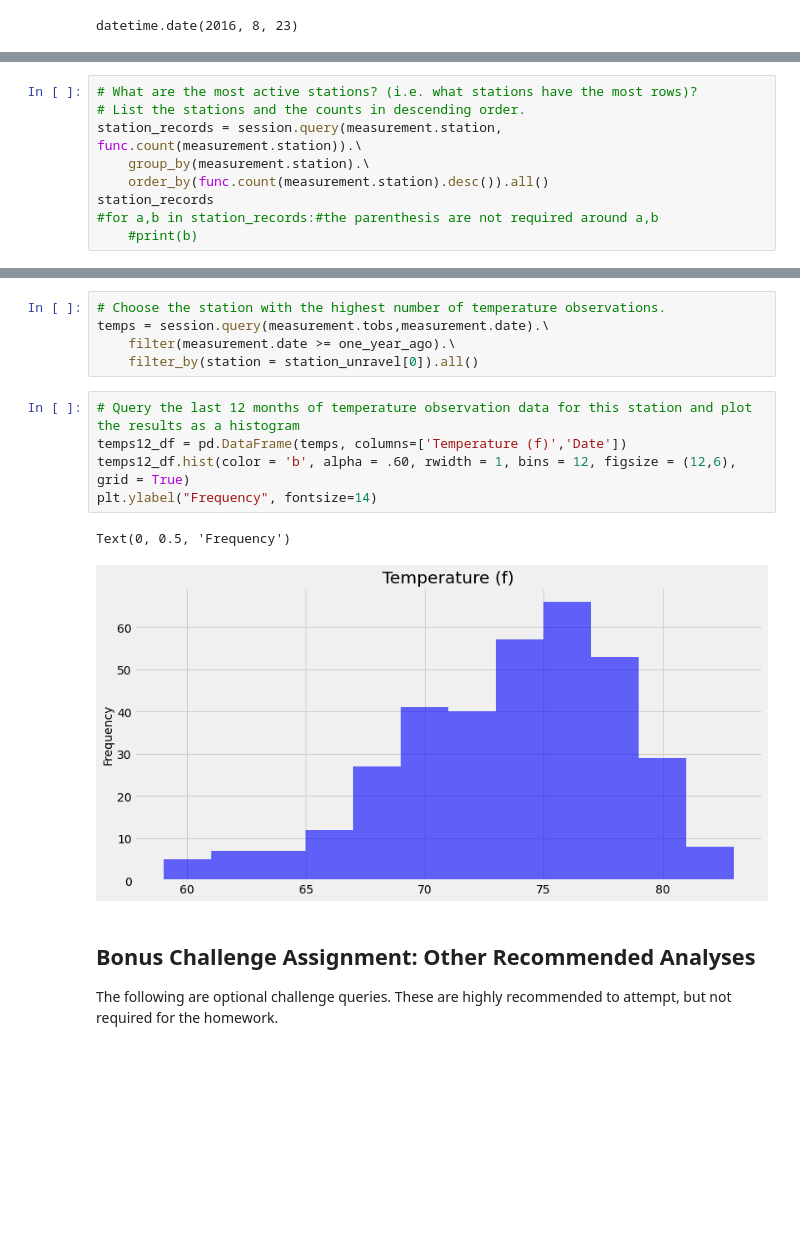
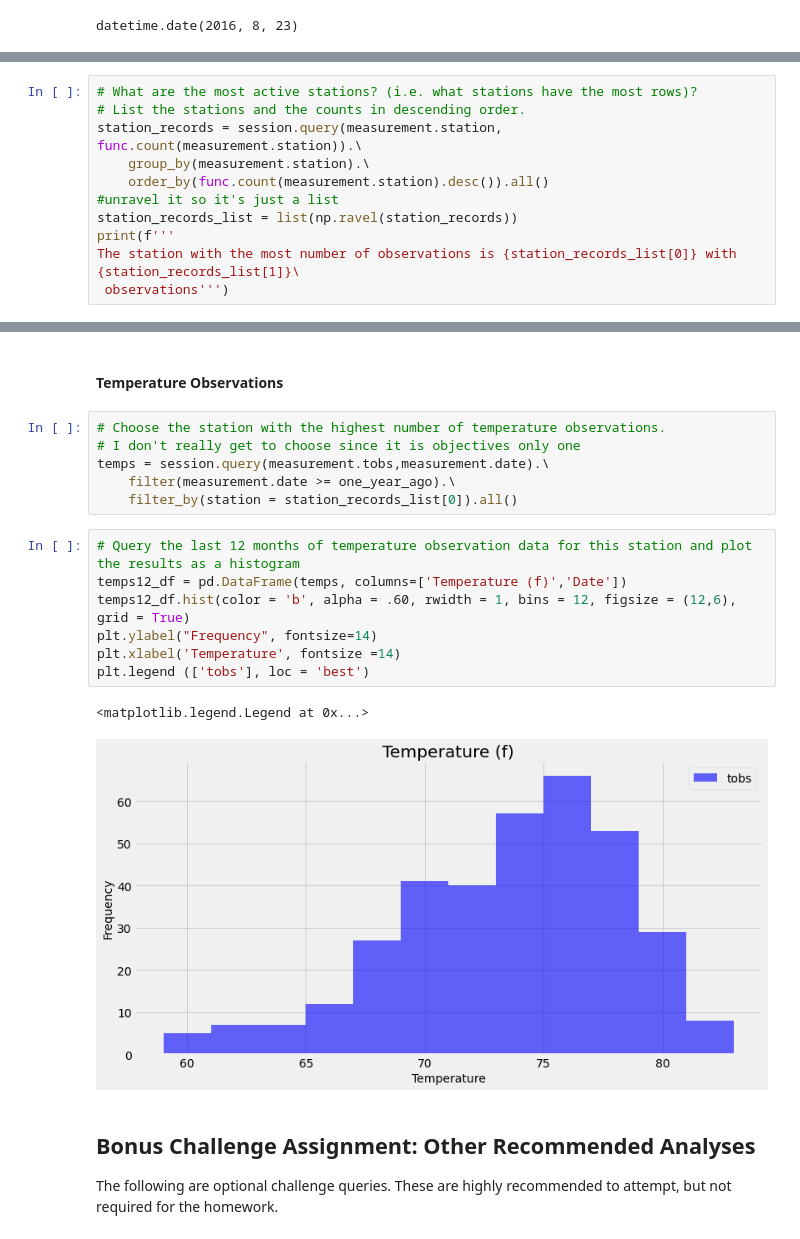
Before and after one commit to nbolt1989/climate_analysis_sqlalchemy, a Jupyter notebook: Climate.ipynb, the cells around one changed output, grey strips where cells are left out. Cells and saved outputs as stored; diff of their text form; blank space fills up the shorter version.

```diff
--- a/Climate.ipynb
+++ b/Climate.ipynb
@@ -175,7 +186,9 @@ station_count
 station_records = session.query(measurement.station, func.count(measurement.station)).\
     group_by(measurement.station).\
     order_by(func.count(measurement.station).desc()).all()
-station_records
-#for a,b in station_records:#the parenthesis are not required around a,b
-    #print(b)
+#unravel it so it's just a list
+station_records_list = list(np.ravel(station_records))
+print(f'''
+The station with the most number of observations is {station_records_list[0]} with {station_records_list[1]}\
+ observations''')
 # %% [output]
@@ -212,17 +216,22 @@ the average temp is 71.66'
 =============
+# %% [markdown]
+<h4> Temperature Observations </h4>
 # %%
 # Choose the station with the highest number of temperature observations.
+# I don't really get to choose since it is objectives only one
 temps = session.query(measurement.tobs,measurement.date).\
     filter(measurement.date >= one_year_ago).\
-    filter_by(station = station_unravel[0]).all()
+    filter_by(station = station_records_list[0]).all()
 # %%
 # Query the last 12 months of temperature observation data for this station and plot the results as a histogram
 temps12_df = pd.DataFrame(temps, columns=['Temperature (f)','Date'])
 temps12_df.hist(color = 'b', alpha = .60, rwidth = 1, bins = 12, figsize = (12,6), grid = True)
 plt.ylabel("Frequency", fontsize=14)
+plt.xlabel('Temperature', fontsize =14)
+plt.legend (['tobs'], loc = 'best')
 # %% [output]
-Text(0, 0.5, 'Frequency')
+<matplotlib.legend.Legend at 0x...>
-[figure, old version]
+[figure, new version]
 # %% [markdown]
 ## Bonus Challenge Assignment: Other Recommended Analyses
 The following are optional challenge queries. These are highly recommended to attempt, but not required for the homework.
```
Also changed, not shown: parts of 21 cells of this notebook, 2 other files.
